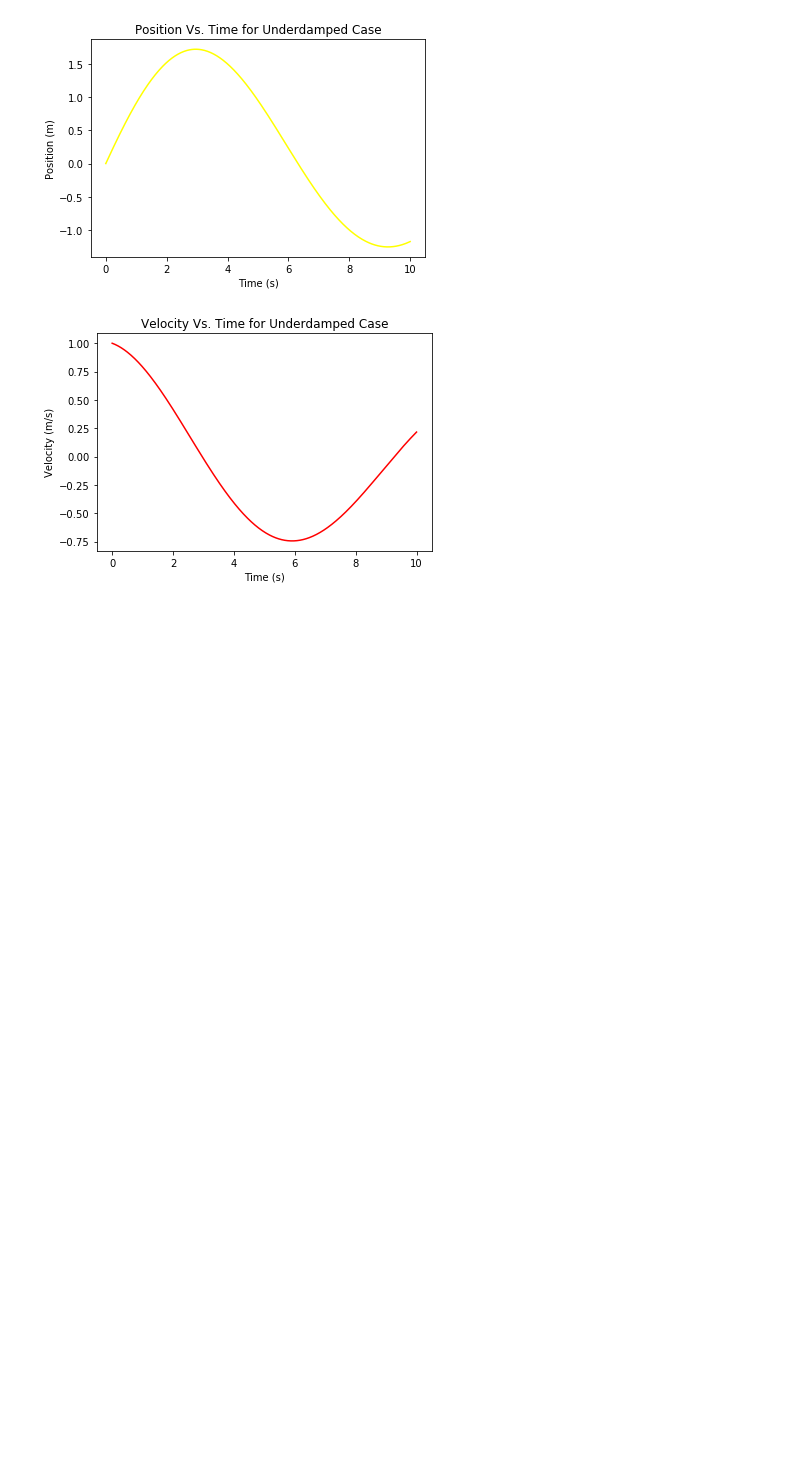
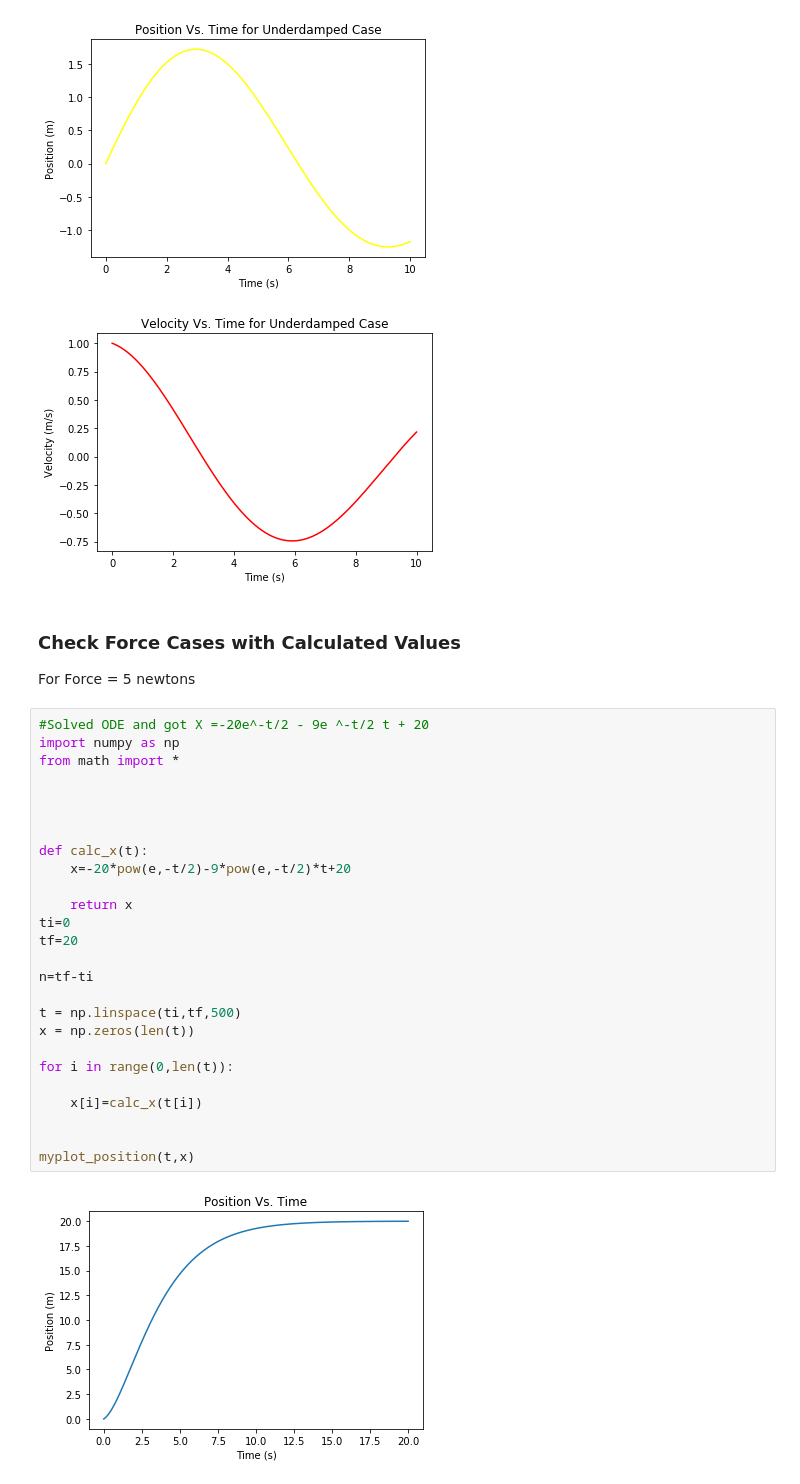
Before and after one commit to seth-harriet/Engr3703-Project, a Jupyter notebook: Project_Scratch.ipynb, the cells around one changed output. Drawn from its saved outputs; the diff is of its cells as text; blank space fills up the shorter version.

```diff
--- a/Project_Scratch.ipynb
+++ b/Project_Scratch.ipynb
@@ -691,3 +691,35 @@ As you can see the Overdamped Calculated, Critically Damped, and Underdamped Dat
 [figure]
 [figure]
 [figure]
+# %% [markdown]
+### Check Force Cases with Calculated Values
+
+For Force = 5 newtons
+# %%
+#Solved ODE and got X =-20e^-t/2 - 9e ^-t/2 t + 20
+import numpy as np
+from math import *
+
+
+
+
+def calc_x(t):
+    x=-20*pow(e,-t/2)-9*pow(e,-t/2)*t+20
+
+    return x
+ti=0
+tf=20
+
+n=tf-ti
+
+t = np.linspace(ti,tf,500)
+x = np.zeros(len(t))
+
+for i in range(0,len(t)):
+
+    x[i]=calc_x(t[i])
+
+
+myplot_position(t,x)
+# %% [output]
+[figure, added]
```
Also changed, not shown: parts of 5 cells of this notebook.
